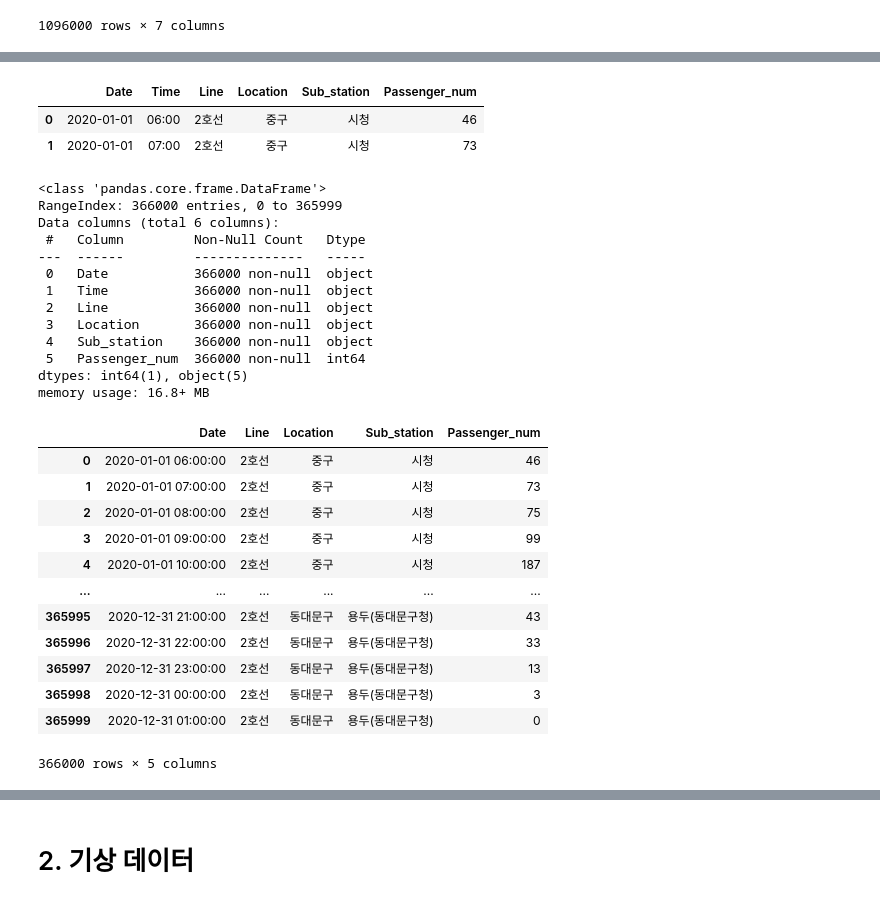
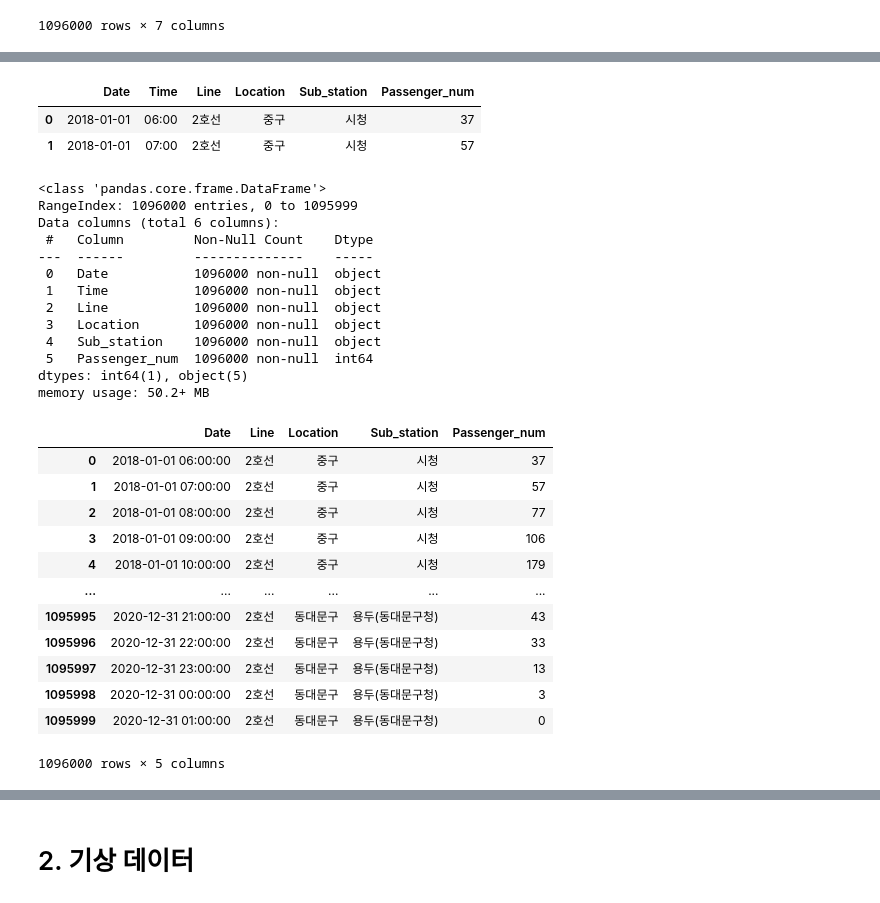
Before and after one commit to HyeongSeok-Park/Academy_Second_Project, a Jupyter notebook: 데이터 전처리 및 시각화.ipynb, the cells around one changed output, grey strips where cells are left out. Drawn from its saved outputs; the diff is of its cells as text; code cells hidden in the pictures.

```diff
--- a/데이터 전처리 및 시각화.ipynb
+++ b/데이터 전처리 및 시각화.ipynb
@@ -379,8 +357,9 @@ subway_total_edit2['역명'].value_counts()
 Name: 역명, dtype: int64
 # %%
-# 3차 가공 데이터 (역명 수정)
+# 3차 가공 데이터 (같은 역이지만 다른 이름으로 표기된 케이스 수정)
 subway_total_edit3 = subway_total_edit2
 subway_total_edit3 = subway_total_edit3.replace('동대문역사문화공원(DDP)(DDP)', '동대문역사문화공원(DDP)')
+subway_total_edit3 = subway_total_edit3.replace('동대문역사문화공원', '동대문역사문화공원(DDP)')
 subway_total_edit3 = subway_total_edit3.replace('낙성대(강감찬)', '낙성대')
 
 subway_total_edit3['역명'].value_counts()
@@ -424,7 +403,7 @@ sub_location = {'까치산':'강서구','신정네거리':'양천구','양천구
 # %%
 # 3차 가공 데이터에 위치 정보 생성
 location = []
-for i in sub_2020_edit3['역명'] :
+for i in subway_total_edit3['역명'] :
   location.append(sub_location[i])
-sub_2020_edit3['위치'] = location
+subway_total_edit3['Location'] = location
 # %%
@@ -509,36 +488,35 @@ sub_2020_edit3
 # %%
 # 4차 가공 데이터 (Column 편집)
-sub_2020_edit4 = sub_2020_edit3[['날짜','variable','호선','위치','역명','value']]
-sub_2020_edit4 = sub_2020_edit4.rename(columns = {'날짜' : 'Date',
+subway_total_edit4 = subway_total_edit3[['날짜','variable','호선','Location','역명','value']]
+subway_total_edit4 = subway_total_edit4.rename(columns = {'날짜' : 'Date',
                                                   'variable' : 'Time',
                                                   '호선' : 'Line',
-                                                  '위치' : 'Location',
                                                   '역명' : 'Sub_station',
                                                   'value' : 'Passenger_num'})
-sub_2020_edit4 = sub_2020_edit4.reset_index(drop=True)
+subway_total_edit4 = subway_total_edit4.reset_index(drop=True)
 
-sub_2020_edit4.head(2)
+subway_total_edit4.head(2)
 # %% [output]
 |  | Date | Time | Line | Location | Sub_station | Passenger_num |
-| 0 | 2020-01-01 | 06:00 | 2호선 | 중구 | 시청 | 46 |
-| 1 | 2020-01-01 | 07:00 | 2호선 | 중구 | 시청 | 73 |
+| 0 | 2018-01-01 | 06:00 | 2호선 | 중구 | 시청 | 37 |
+| 1 | 2018-01-01 | 07:00 | 2호선 | 중구 | 시청 | 57 |
 # %%
 # 4차 가공 데이터 확인
-sub_2020_edit4.info()
+subway_total_edit4.info()
 # %% [output]
 <class 'pandas.core.frame.DataFrame'>
-RangeIndex: 366000 entries, 0 to 365999
+RangeIndex: 1096000 entries, 0 to 1095999
 Data columns (total 6 columns):
- #   Column         Non-Null Count   Dtype
----  ------         --------------   -----
- 0   Date           366000 non-null  object
- 1   Time           366000 non-null  object
- 2   Line           366000 non-null  object
- 3   Location       366000 non-null  object
- 4   Sub_station    366000 non-null  object
- 5   Passenger_num  366000 non-null  int64
+ #   Column         Non-Null Count    Dtype
+---  ------         --------------    -----
+ 0   Date           1096000 non-null  object
+ 1   Time           1096000 non-null  object
+ 2   Line           1096000 non-null  object
+ 3   Location       1096000 non-null  object
+ 4   Sub_station    1096000 non-null  object
+ 5   Passenger_num  1096000 non-null  int64
 dtypes: int64(1), object(5)
-memory usage: 16.8+ MB
+memory usage: 50.2+ MB
 # %%
 # # 5차 가공 데이터
 # sub_2020_edit5 = sub_2020_edit4
@@ -558,34 +536,34 @@ memory usage: 16.8+ MB
 
 # sub_2020_edit5
 # %%
-# 5차 가공 데이터 (데이터 타입 변경)
-sub_2020_edit5 = sub_2020_edit4
+# 5차 가공 데이터 (데이터 타입 변경 및 형태 변경)
+subway_total_edit5 = subway_total_edit4
 # 날짜 columns 타입 변경
-sub_2020_edit5['Date'] = sub_2020_edit5['Date'].astype(str)
+subway_total_edit5['Date'] = subway_total_edit5['Date'].astype(str)
 # 일시 columns 추가 (일시 : 날짜 + 시간)
-sub_2020_edit5['Date'] = sub_2020_edit5['Date'] +' '+ sub_2020_edit5['Time']
+subway_total_edit5['Date'] = subway_total_edit5['Date'] +' '+ subway_total_edit5['Time']
 
 # Columns 수정
-sub_2020_edit5 = sub_2020_edit5[['Date','Line','Location','Sub_station','Passenger_num']]
-sub_2020_edit5 = sub_2020_edit5.reset_index(drop=True)
+subway_total_edit5 = subway_total_edit5[['Date','Line','Location','Sub_station','Passenger_num']]
+subway_total_edit5 = subway_total_edit5.reset_index(drop=True)
 
 # 일시 columns 타입 변경
-sub_2020_edit5['Date'] = pd.to_datetime(sub_2020_edit5['Date'])
+subway_total_edit5['Date'] = pd.to_datetime(subway_total_edit5['Date'])
 
-sub_2020_edit5
+subway_total_edit5
 # %% [output]
 |  | Date | Line | Location | Sub_station | Passenger_num |
-| 0 | 2020-01-01 06:00:00 | 2호선 | 중구 | 시청 | 46 |
-| 1 | 2020-01-01 07:00:00 | 2호선 | 중구 | 시청 | 73 |
-| 2 | 2020-01-01 08:00:00 | 2호선 | 중구 | 시청 | 75 |
-| 3 | 2020-01-01 09:00:00 | 2호선 | 중구 | 시청 | 99 |
-| 4 | 2020-01-01 10:00:00 | 2호선 | 중구 | 시청 | 187 |
+| 0 | 2018-01-01 06:00:00 | 2호선 | 중구 | 시청 | 37 |
+| 1 | 2018-01-01 07:00:00 | 2호선 | 중구 | 시청 | 57 |
+| 2 | 2018-01-01 08:00:00 | 2호선 | 중구 | 시청 | 77 |
+| 3 | 2018-01-01 09:00:00 | 2호선 | 중구 | 시청 | 106 |
+| 4 | 2018-01-01 10:00:00 | 2호선 | 중구 | 시청 | 179 |
 | ... | ... | ... | ... | ... | ... |
-| 365995 | 2020-12-31 21:00:00 | 2호선 | 동대문구 | 용두(동대문구청) | 43 |
-| 365996 | 2020-12-31 22:00:00 | 2호선 | 동대문구 | 용두(동대문구청) | 33 |
-| 365997 | 2020-12-31 23:00:00 | 2호선 | 동대문구 | 용두(동대문구청) | 13 |
-| 365998 | 2020-12-31 00:00:00 | 2호선 | 동대문구 | 용두(동대문구청) | 3 |
-| 365999 | 2020-12-31 01:00:00 | 2호선 | 동대문구 | 용두(동대문구청) | 0 |
+| 1095995 | 2020-12-31 21:00:00 | 2호선 | 동대문구 | 용두(동대문구청) | 43 |
+| 1095996 | 2020-12-31 22:00:00 | 2호선 | 동대문구 | 용두(동대문구청) | 33 |
+| 1095997 | 2020-12-31 23:00:00 | 2호선 | 동대문구 | 용두(동대문구청) | 13 |
+| 1095998 | 2020-12-31 00:00:00 | 2호선 | 동대문구 | 용두(동대문구청) | 3 |
+| 1095999 | 2020-12-31 01:00:00 | 2호선 | 동대문구 | 용두(동대문구청) | 0 |
-366000 rows × 5 columns
+1096000 rows × 5 columns
 # %%
 # 5차 가공 데이터 확인
```
Also changed, not shown: parts of 16 cells of this notebook.
